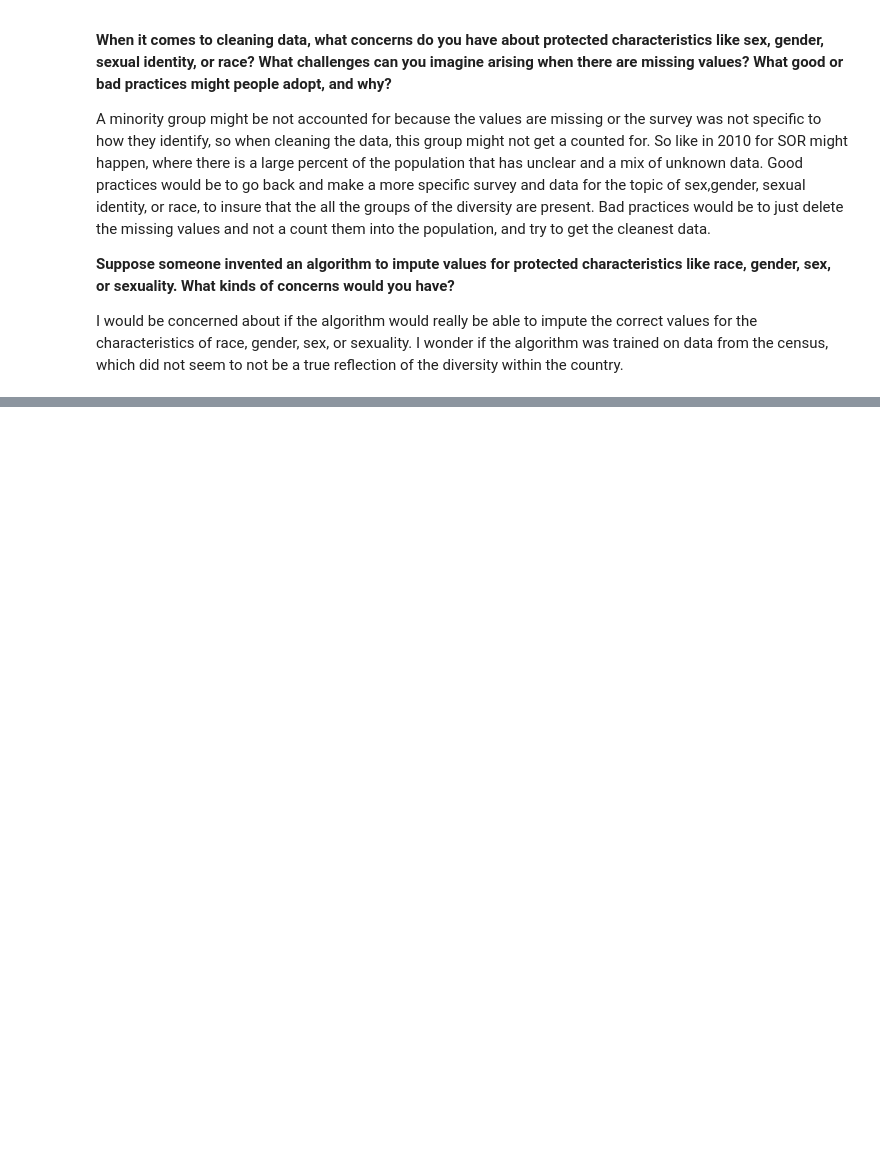
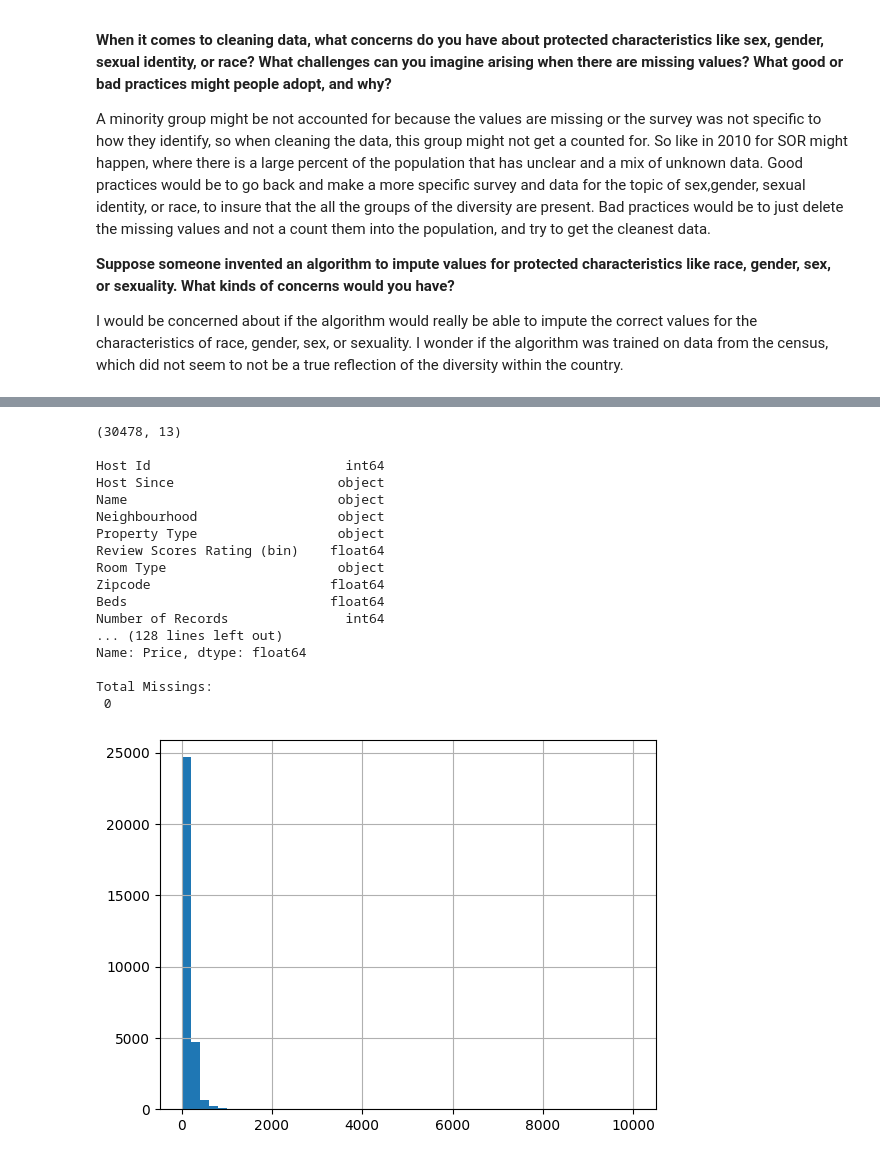
Before and after one commit to corinnakeum1/DS-4002, a Jupyter notebook: WranglingAssignmentCorinnaKeum.ipynb, the cells around one changed output, grey strips where cells are left out. Drawn from its saved outputs; the diff is of its cells as text; code cells hidden in the pictures; blank space fills up the shorter version.

```diff
--- a/WranglingAssignmentCorinnaKeum.ipynb
+++ b/WranglingAssignmentCorinnaKeum.ipynb
@@ -93,0 +111,46 @@ I would be concerned about if the algorithm would really be able to impute the c
+# %%
+import numpy as np # Import the numpy package into your workspace
+import matplotlib.pyplot as plt # Import matplotlib into your workspace
+import pandas as pd  # Import the pandas package into your workspace
+
+df = pd.read_csv('wrangling/assignment/data/airbnb_hw.csv',low_memory=False)
+
+print(df.shape, '\n') # List the dimensions of df
+print(df.dtypes, '\n') # The types of the variables; `object` is a bad sign
+print(df.columns, '\n') # Column names
+df.head()
+print(df.head())
+
+price = df['Price']
+price.unique()
+price = price.str.replace(',','')
+print(price.unique(),'\n')
+
+price = pd.to_numeric(price, errors='coerce') # Coerce the variable to numeric
+print(price.unique(),'\n')
+
+# Create a missing dummy:
+Price_nan = price.isnull() # Equals 1 if missing, 0 if non-null
+
+# After coercion:
+print('After coercion: \n', price.describe(),'\n') # Describe the numeric variable
+print('Total Missings: \n', sum(Price_nan),'\n') # How many missing values are there?
+# %% [output]
+(30478, 13)
+
+Host Id                         int64
+Host Since                     object
+Name                           object
+Neighbourhood                  object
+Property Type                  object
+Review Scores Rating (bin)    float64
+Room Type                      object
+Zipcode                       float64
+Beds                          float64
+Number of Records               int64
+... (128 lines left out)
+Name: Price, dtype: float64
+
+Total Missings:
+ 0
+[figure, added]
```
Also changed, not shown: parts of 7 cells of this notebook.
